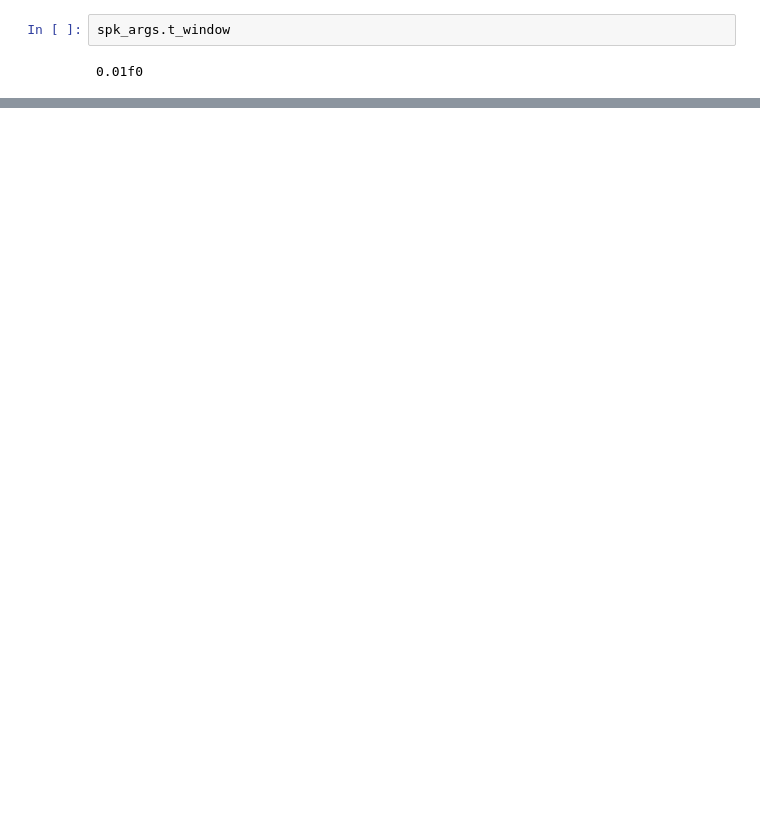
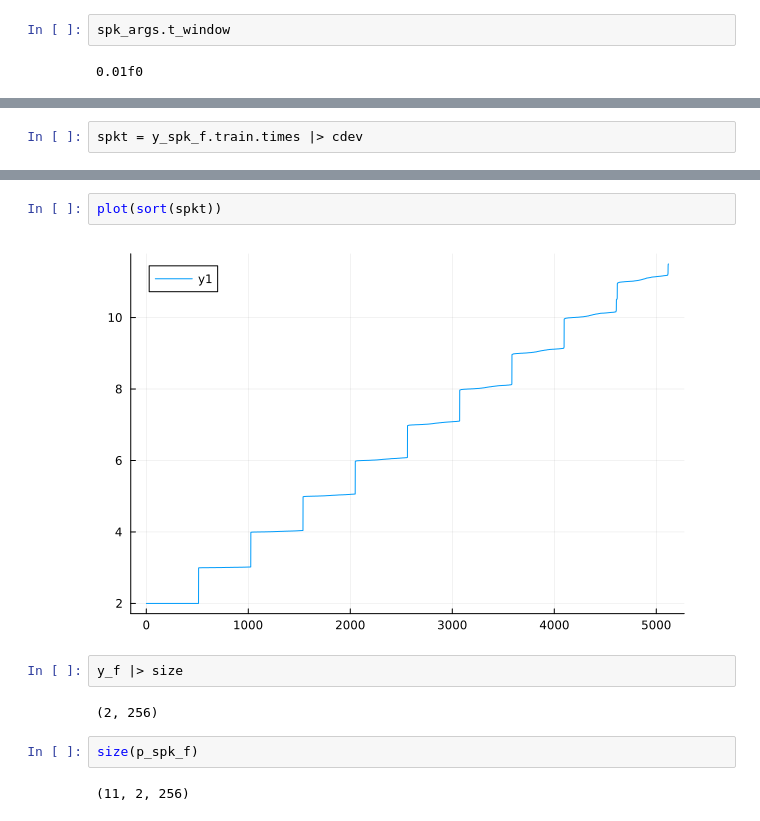
Before and after one commit to wilkieolin/PhasorNetworks.jl, a Jupyter notebook: demos/network.ipynb, the cells around one changed output, grey strips where cells are left out. Drawn from its saved outputs; the diff is of its cells as text; blank space fills up the shorter version.

```diff
--- a/demos/network.ipynb
+++ b/demos/network.ipynb
@@ -337,0 +258,2 @@ solution_to_train(y_spk_f[1], (0.0f0, 10.0f0), spk_args=spk_args, offset=0.0)
+# %%
+spkt = y_spk_f.train.times |> cdev
@@ -338,3 +278,15 @@ solution_to_train(y_spk_f[1], (0.0f0, 10.0f0), spk_args=spk_args, offset=0.0)
+# %%
+plot(sort(spkt))
+# %% [output]
+[figure, added]
+# %%
+y_f |> size
+# %% [output]
+(2, 256)
+# %%
+size(p_spk_f)
+# %% [output]
+(11, 2, 256)
 # %%
 histogram(vec(p_spk_f[5,:,:]))
 # %% [output]
```
Also changed, not shown: parts of 45 cells of this notebook, 6 other files.
